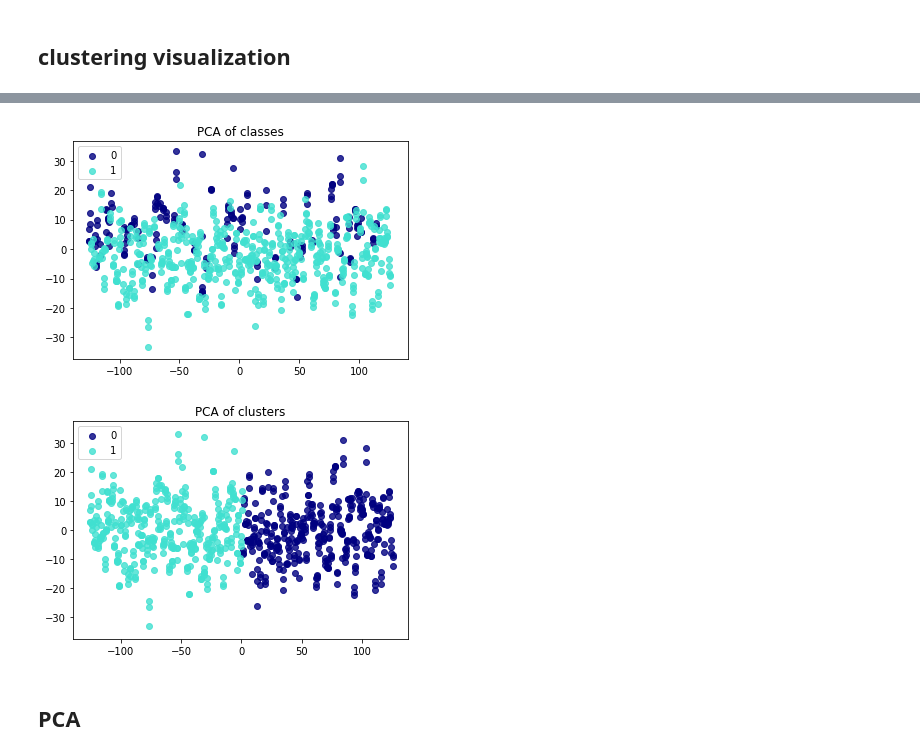
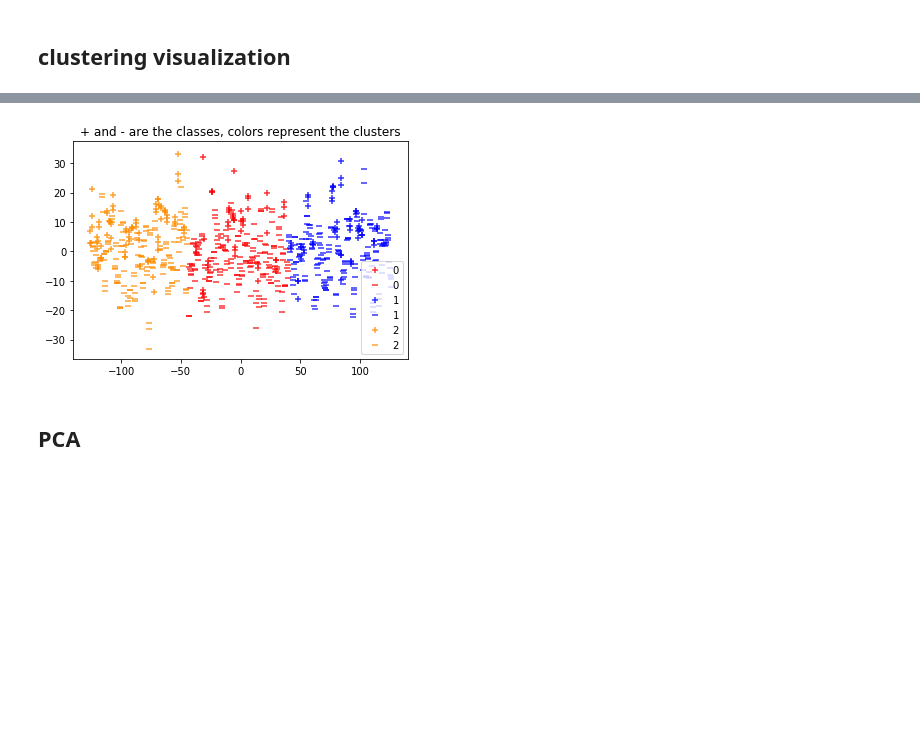
Before and after one commit to MartinXPN/Tecnico, a Jupyter notebook: DataScience/Project - dataset1.ipynb, the cells around one changed output, grey strips where cells are left out. Cells and saved outputs as stored; diff of their text form; code cells hidden in the pictures; blank space fills up the shorter version.

Commit message:
Finilize the first dataset

```diff
--- a/DataScience/Project - dataset1.ipynb
+++ b/DataScience/Project - dataset1.ipynb
@@ -396,7 +399,7 @@ We will select the most important features based on the decision tree classifier
 # %%
 import operator
 def get_decision_importants(df, nb_importants=6):
-    X_train, X_test, y_train, y_test = oversampled_data_split(df)
+    X_train, X_test, y_train, y_test = SPLIT_DATASET(df)
     tree = DecisionTreeClassifier(class_weight='balanced')
     tree.fit(X_train, y_train)
     col2importance = dict(zip(df.columns, tree.feature_importances_))
@@ -504,7 +507,7 @@ from sklearn.ensemble import RandomForestClassifier
 from sklearn.naive_bayes import GaussianNB, MultinomialNB, BernoulliNB
 from sklearn.utils.class_weight import compute_class_weight
 # %%
-X_train, X_test, y_train, y_test = oversampled_data_split(data)
+X_train, X_test, y_train, y_test = SPLIT_DATASET(data)
 class_weight = compute_class_weight(class_weight='balanced', classes=np.unique(y_train), y=y_train)
 print('Class weights:', class_weight)
 # %% [output]
@@ -694,10 +726,11 @@ D_test = xgb.DMatrix(X_test, label=y_test)
 # %%
 nb_steps = list(range(5, 51, 5))
 max_depths = [3, 5, 7, 10, 15]
+best = (-1, {})
 
 performance = {}
 for d in max_depths:
-    performance[f'd={d}-ROC AUC'], performance[f'd={d}-Sensitivity'] = [], []
+    performance[f'd={d}-Accuracy'], performance[f'd={d}-ROC AUC'], performance[f'd={d}-Sensitivity'] = [], [], []
     for n in nb_steps:
         param = {
             'eta': 0.3,
@@ -709,17 +742,23 @@ for d in max_depths:
         preds = model.predict(D_test)
         y_pred = np.asarray([np.argmax(line) for line in preds])
 
-#         performance[f'd={d}-Accuracy'].append(metrics.accuracy_score(y_test, y_pred))
+        performance[f'd={d}-Accuracy'].append(metrics.accuracy_score(y_test, y_pred))
         performance[f'd={d}-ROC AUC'].append(metrics.roc_auc_score(y_test, y_pred))
         performance[f'd={d}-Sensitivity'].append(metrics.recall_score(y_test, y_pred))
-#     acc = performance[f'd={d}-Accuracy']
+        if best[0] < performance[f'd={d}-{EVALUATION_METRIC}'][-1]:
+            best = (performance[f'd={d}-{EVALUATION_METRIC}'][-1], {'num_boost_round': n, 'params': param})
+
+    acc = performance[f'd={d}-Accuracy']
     auc = performance[f'd={d}-ROC AUC']
     sens = performance[f'd={d}-Sensitivity']
-#     print(f'[d={d}] Best acc: {max(acc)}, with nvalues: {nvalues[np.argmax(acc)]}')
+    print(f'[d={d}] Best acc: {max(acc)}, with nb_steps: {nb_steps[np.argmax(acc)]}')
     print(f'[d={d}] Best auc: {max(auc)}, with nb_steps: {nb_steps[np.argmax(auc)]}')
     print(f'[d={d}] Best sensitivity: {max(sens)}, with nb_steps: {nb_steps[np.argmax(sens)]}')
     print('---------------------------')
+    del performance[f'd={d}-Accuracy']
 
+xg_best = best
+print(f'Obtained best {EVALUATION_METRIC}: {best[0]} - with params: {best[1]}')
 plt.figure()
 plt.xticks(nb_steps)
 multiline_measure_line_chart(plt.gca(), nb_steps, performance, title='xgboost variants', xlabel='nb_steps', ylabel='', percentage=True)
@@ -1050,24 +1080,26 @@ Explained variance (eigenvalues) = [5301.30298124   96.96365942]
 Explained variance (ratio) = [0.87607815 0.01602394]
 (756, 2)
 # %%
-colors = ['navy', 'turquoise', 'darkorange']
-
-for l, col in zip(set(data['class'].values), colors):
-    plt.scatter(X_pca[data['class'] == l, 0],X_pca[data['class'] == l, 1], alpha=.8,color=col, label=str(l))
-plt.legend(loc='best', shadow=False, scatterpoints=1)
-plt.title('PCA of classes')
-plt.show()
+colors = ['red', 'blue', 'darkorange']
 
 
-kmeans_model = cluster.KMeans(n_clusters=2, random_state=1).fit(data.loc[:, ~data.columns.isin(['class'])])
-for l, col in zip(set(data['class'].values), colors):
-    plt.scatter(X_pca[kmeans_model.labels_ == l, 0],X_pca[kmeans_model.labels_ == l, 1], alpha=.8,color=col, label=str(l))
+kmeans_model = cluster.KMeans(n_clusters=3, random_state=1).fit(data.loc[:, ~data.columns.isin(['class'])])
+for l, col in zip(set(kmeans_model.labels_), colors):
+    plt.scatter(X_pca[np.logical_and(kmeans_model.labels_ == l, data['class'].values == 0), 0], X_pca[np.logical_and(kmeans_model.labels_ == l, data['class'].values == 0), 1],
+                alpha=.8,
+                color=col,
+                marker='+',
+                label=str(l))
+    plt.scatter(X_pca[np.logical_and(kmeans_model.labels_ == l, data['class'].values != 0), 0], X_pca[np.logical_and(kmeans_model.labels_ == l, data['class'].values != 0), 1],
+                alpha=.8,
+                color=col,
+                marker='_',
+                label=str(l))
 plt.legend(loc='best', shadow=False, scatterpoints=1)
-plt.title('PCA of clusters')
+plt.title('+ and - are the classes, colors represent the clusters')
 plt.show()
 # %% [output]
-[figure, old version]
+[figure, new version]
-[figure, removed]
 # %% [markdown]
 ## PCA
 # %%
```
Also changed, not shown: parts of 35 cells of this notebook.
